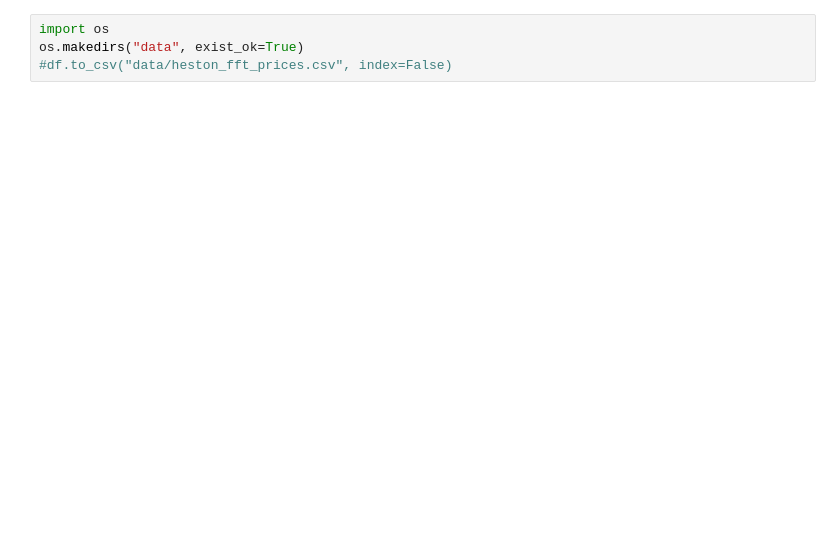
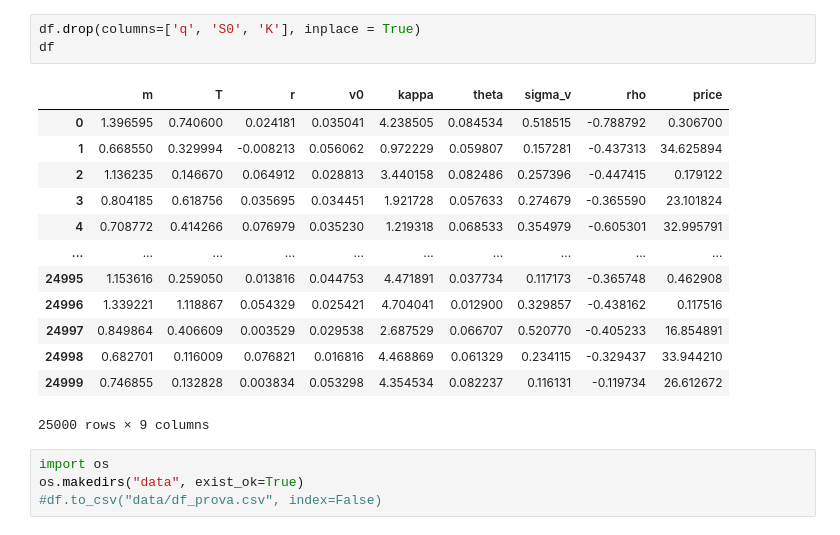
Before and after one commit to Giopi222/Heston-Methods-Comparison, a Jupyter notebook: notebook/dataset_NN.ipynb, the cells around one changed output. Drawn from its saved outputs; the diff is of its cells as text; blank space fills up the shorter version.

```diff
--- a/notebook/dataset_NN.ipynb
+++ b/notebook/dataset_NN.ipynb
@@ -187,4 +190,21 @@ price_fft_example
+# %%
+df.drop(columns=['q', 'S0', 'K'], inplace = True)
+df
+# %% [output]
+|  | m | T | r | v0 | kappa | theta | sigma_v | rho | price |
+| 0 | 1.396595 | 0.740600 | 0.024181 | 0.035041 | 4.238505 | 0.084534 | 0.518515 | -0.788792 | 0.306700 |
+| 1 | 0.668550 | 0.329994 | -0.008213 | 0.056062 | 0.972229 | 0.059807 | 0.157281 | -0.437313 | 34.625894 |
+| 2 | 1.136235 | 0.146670 | 0.064912 | 0.028813 | 3.440158 | 0.082486 | 0.257396 | -0.447415 | 0.179122 |
+| 3 | 0.804185 | 0.618756 | 0.035695 | 0.034451 | 1.921728 | 0.057633 | 0.274679 | -0.365590 | 23.101824 |
+| 4 | 0.708772 | 0.414266 | 0.076979 | 0.035230 | 1.219318 | 0.068533 | 0.354979 | -0.605301 | 32.995791 |
+| ... | ... | ... | ... | ... | ... | ... | ... | ... | ... |
+| 24995 | 1.153616 | 0.259050 | 0.013816 | 0.044753 | 4.471891 | 0.037734 | 0.117173 | -0.365748 | 0.462908 |
+| 24996 | 1.339221 | 1.118867 | 0.054329 | 0.025421 | 4.704041 | 0.012900 | 0.329857 | -0.438162 | 0.117516 |
+| 24997 | 0.849864 | 0.406609 | 0.003529 | 0.029538 | 2.687529 | 0.066707 | 0.520770 | -0.405233 | 16.854891 |
+| 24998 | 0.682701 | 0.116009 | 0.076821 | 0.016816 | 4.468869 | 0.061329 | 0.234115 | -0.329437 | 33.944210 |
+| 24999 | 0.746855 | 0.132828 | 0.003834 | 0.053298 | 4.354534 | 0.082237 | 0.116131 | -0.119734 | 26.612672 |
+25000 rows × 9 columns
 # %%
 import os
 os.makedirs("data", exist_ok=True)
-#df.to_csv("data/heston_fft_prices.csv", index=False)
+#df.to_csv("data/df_prova.csv", index=False)
```
Also changed, not shown: parts of 3 cells of this notebook, 1 other file.
